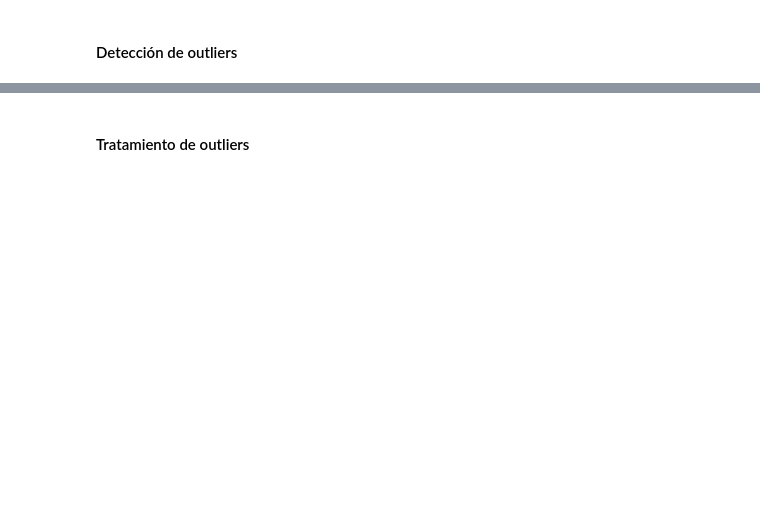
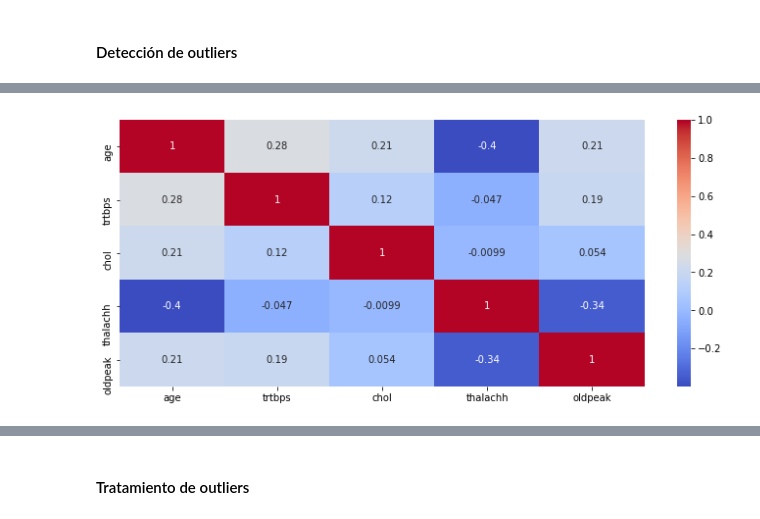
Before and after one commit to jaimesz11/Ataques_al_corazon-Clasificacion_y_analisis, a Jupyter notebook: Notebook/Notebook.ipynb, the cells around one changed output, grey strips where cells are left out. Saved outputs shown, nothing was run; the diff lists cells and outputs as text; code cells hidden in the pictures; blank space fills up the shorter version.

```diff
--- a/Notebook/Notebook.ipynb
+++ b/Notebook/Notebook.ipynb
@@ -136,0 +236,7 @@ plt.show()
+# %%
+fig, axs = plt.subplots(figsize = (12, 5))
+
+sns.heatmap(df_corr, annot = True, cmap = 'coolwarm')
+plt.show()
+# %% [output]
+[figure, added]
```
Also changed, not shown: parts of 25 cells of this notebook.
